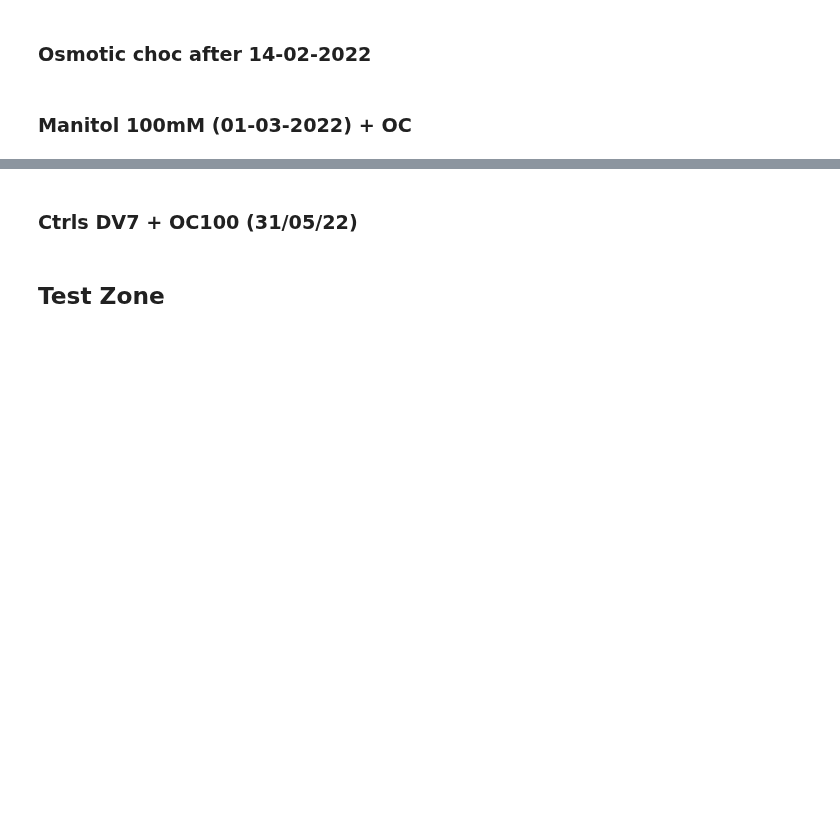
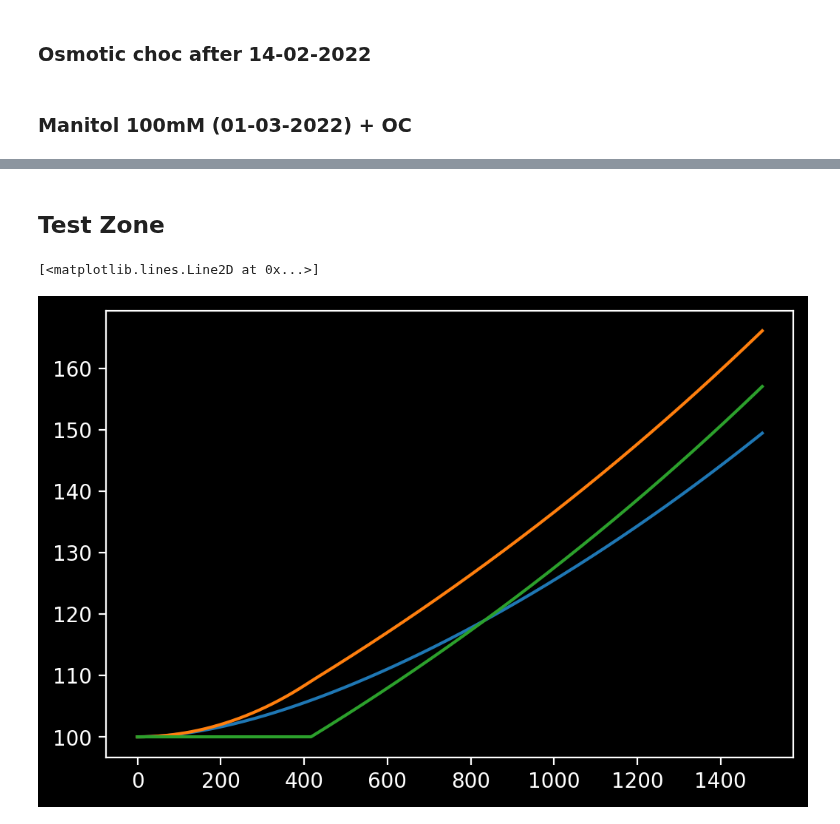
Before and after one commit to egmuller/Marchantia, a Jupyter notebook: PropaguleAnalysis/1_AreaComputationNB.ipynb, the cells around one changed output, grey strips where cells are left out. Drawn from its saved outputs; the diff is of its cells as text; code cells hidden in the pictures; blank space fills up the shorter version.

```diff
--- a/PropaguleAnalysis/1_AreaComputationNB.ipynb
+++ b/PropaguleAnalysis/1_AreaComputationNB.ipynb
@@ -192,2 +164,0 @@ from Main import BinarizeAndFitArea, BinarizeAndFitOsChoc
-# %% [markdown]
-### Ctrls DV7 + OC100 (31/05/22)
@@ -211,2 +165,23 @@ from Main import BinarizeAndFitArea, BinarizeAndFitOsChoc
 # %% [markdown]
 ## Test Zone
+# %%
+import numpy as np
+from AreaCurveFitting import fitFuncMixed, fitFuncMixed2, fitFunc
+import matplotlib.pyplot as plt
+
+t = np.linspace(0,1500,6000)
+T = 40*60
+L = 2000000
+A0 = 100
+Am = fitFuncMixed(t,T,L,A0)
+Am2 = fitFuncMixed2(t,T,L,A0)
+Ae = fitFunc(t,T,L/(2*T),A0)
+# %%
+fig,ax = plt.subplots(dpi = 200)
+ax.plot(t,Am)
+ax.plot(t,Am2)
+ax.plot(t,Ae)
+# ax.plot([tdeb, tdeb],[fitFuncMixed(tdeb,T,L,A0), A0],'ro--')
+# %% [output]
+[<matplotlib.lines.Line2D at 0x...>]
+[figure, added]
```
Also changed, not shown: parts of 15 cells of this notebook, 1 other file.
